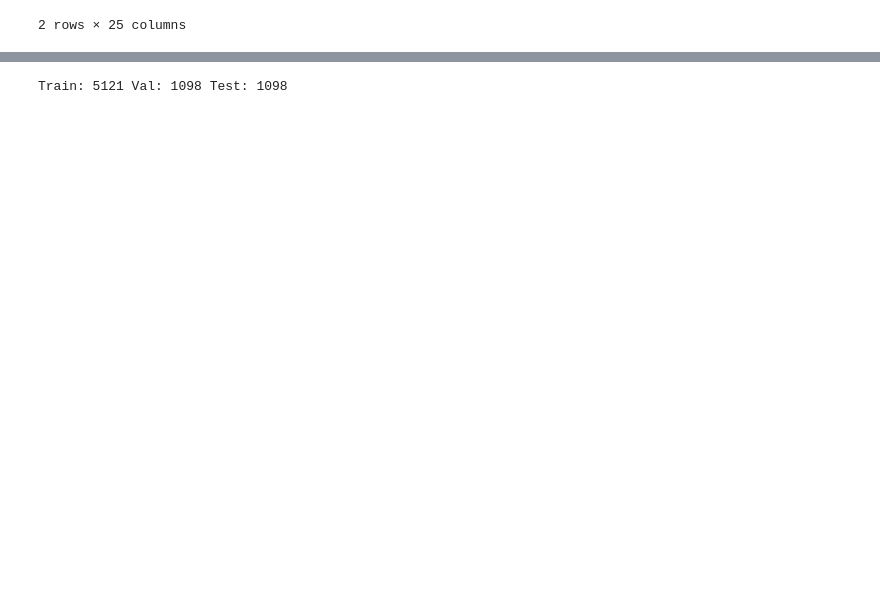
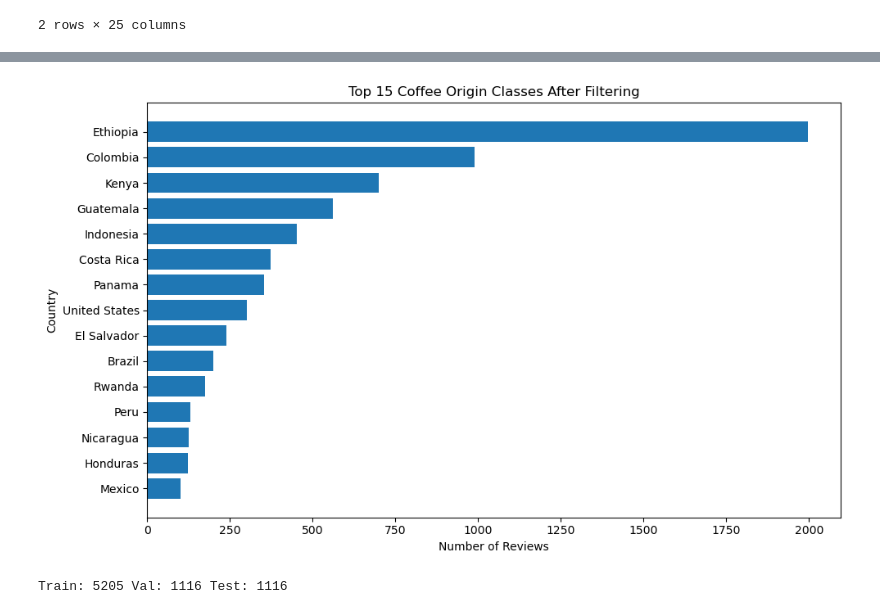
Before and after one commit to slothislazy/Coffee-Origin-and-Recommendation, a Jupyter notebook: 03_Origin_Classification_Static_Word_Embedding.ipynb, the cells around one changed output, grey strips where cells are left out. Saved outputs shown, nothing was run; the diff lists cells and outputs as text; code cells hidden in the pictures; blank space fills up the shorter version.

```diff
--- a/03_Origin_Classification_Static_Word_Embedding.ipynb
+++ b/03_Origin_Classification_Static_Word_Embedding.ipynb
@@ -17,8 +25,10 @@ from sklearn.model_selection import train_test_split
 # %%
 DATA_PATH = 'Data/final_coffee_reviews.csv'
 RANDOM_STATE = 42
-MIN_SAMPLES_PER_CLASS = 50
+MIN_SAMPLES_PER_CLASS = 30
 VECTOR_SIZE = 100
+W2V_WINDOW = 5
+W2V_MIN_COUNT = 2
 
 df = pd.read_csv(DATA_PATH)
 print('Shape:', df.shape)
@@ -70,17 +139,23 @@ def extract_country(origin):
 # %%
-# Build text and labels
-df['text_main'] = df['Blind Assessment'].fillna('').map(normalize_text)
+# Build text input variants for preprocessing ablation
+df['text_raw_minimal'] = df['Blind Assessment'].fillna('').map(minimal_raw_text)
+df['text_basic'] = df['Blind Assessment'].fillna('').map(normalize_text)
+df['text_domain_stopwords'] = df['text_basic'].map(remove_domain_stopwords)
+df['text_domain_stopwords_stemmed'] = df['text_basic'].map(remove_domain_stopwords_and_stem)
+df['text_domain_stopwords_lemmatized'] = df['text_basic'].map(remove_domain_stopwords_and_lemmatize)
+df['text_main'] = df['text_basic']
 
-if 'Country' in df.columns:
-    df['origin_country'] = df['Country'].map(extract_country)
-else:
-    df['origin_country'] = df['Coffee Origin'].map(extract_country)
+# Use the country label prepared in notebook 01
+df['origin_country'] = df['Country'].astype('string').str.strip()
+df['origin_country'] = df['origin_country'].replace('', pd.NA)
 
-work = df[(df['text_main'].str.len() >= 30) & (df['origin_country'].notna())].copy()
+# Keep valid rows only
+work = df[(df['text_raw_minimal'].str.len() >= 30) & (df['origin_country'].notna())].copy()
+
+# Remove tiny classes for a stable baseline
 counts = work['origin_country'].value_counts()
-work = work[work['origin_country'].isin(counts[counts >= MIN_SAMPLES_PER_CLASS].index)].copy()
-
-work['tokens'] = work['text_main'].map(tokenize_text)
+valid_classes = counts[counts >= MIN_SAMPLES_PER_CLASS].index
+work = work[work['origin_country'].isin(valid_classes)].copy()
 
 print('Rows after filtering:', len(work))
 print('Num classes:', work['origin_country'].nunique())
@@ -108,14 +212,28 @@ Name: count, dtype: int64
+# %%
+origin_counts = work['origin_country'].value_counts().head(15).sort_values()
+
+plt.figure(figsize=(10, 6))
+plt.barh(origin_counts.index, origin_counts.values)
+plt.xlabel('Number of Reviews')
+plt.ylabel('Country')
+plt.title('Top 15 Coffee Origin Classes After Filtering')
+plt.tight_layout()
+plt.show()
+# %% [output]
+[figure, added]
 # %%
-X_tokens = work['tokens']
+work = work.reset_index(drop=True)
 y = work['origin_country']
+row_idx = work.index
 
-X_train_tok, X_temp_tok, y_train, y_temp = train_test_split(
-    X_tokens, y, test_size=0.30, random_state=RANDOM_STATE, stratify=y
+# 70/15/15 split (stratified)
+train_idx, temp_idx, y_train, y_temp = train_test_split(
+    row_idx, y, test_size=0.30, random_state=RANDOM_STATE, stratify=y
 )
-X_val_tok, X_test_tok, y_val, y_test = train_test_split(
-    X_temp_tok, y_temp, test_size=0.50, random_state=RANDOM_STATE, stratify=y_temp
+val_idx, test_idx, y_val, y_test = train_test_split(
+    temp_idx, y_temp, test_size=0.50, random_state=RANDOM_STATE, stratify=y_temp
 )
 
-print('Train:', len(X_train_tok), 'Val:', len(X_val_tok), 'Test:', len(X_test_tok))
+print('Train:', len(train_idx), 'Val:', len(val_idx), 'Test:', len(test_idx))
 # %% [output]
-Train: 5121 Val: 1098 Test: 1098
+Train: 5205 Val: 1116 Test: 1116
```
Also changed, not shown: parts of 20 cells of this notebook, 3 other files.
